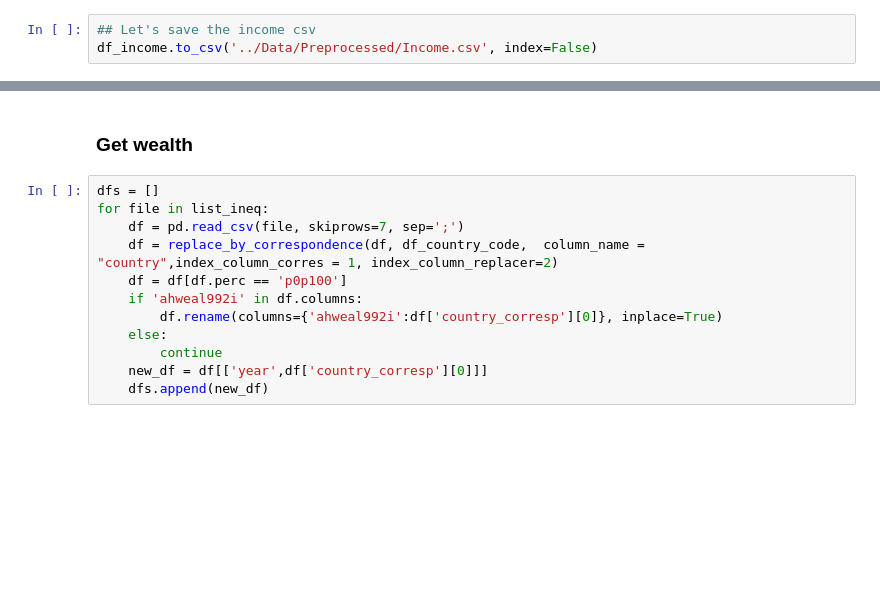
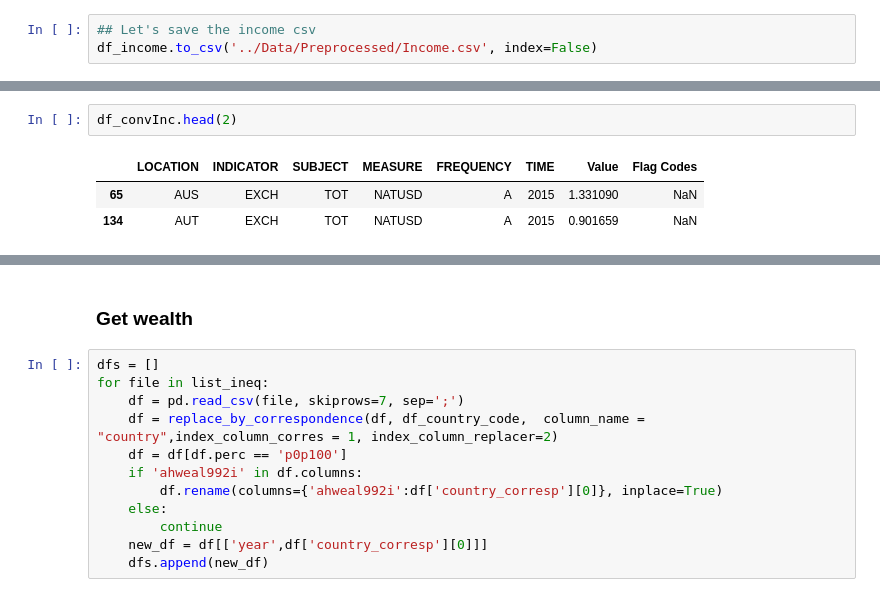
Before and after one commit to kazdaghli/Visualisation-inequalities, a Jupyter notebook: Preprocessing/Preprocessing.ipynb, the cells around one changed output, grey strips where cells are left out. Cells and saved outputs as stored; diff of their text form; blank space fills up the shorter version.

```diff
--- a/Preprocessing/Preprocessing.ipynb
+++ b/Preprocessing/Preprocessing.ipynb
@@ -128,0 +175,6 @@ df_income.to_csv('../Data/Preprocessed/Income.csv', index=False)
+# %%
+df_convInc.head(2)
+# %% [output]
+|  | LOCATION | INDICATOR | SUBJECT | MEASURE | FREQUENCY | TIME | Value | Flag Codes |
+| 65 | AUS | EXCH | TOT | NATUSD | A | 2015 | 1.331090 | NaN |
+| 134 | AUT | EXCH | TOT | NATUSD | A | 2015 | 0.901659 | NaN |
```
Also changed, not shown: parts of 19 cells of this notebook, 10 other files.
